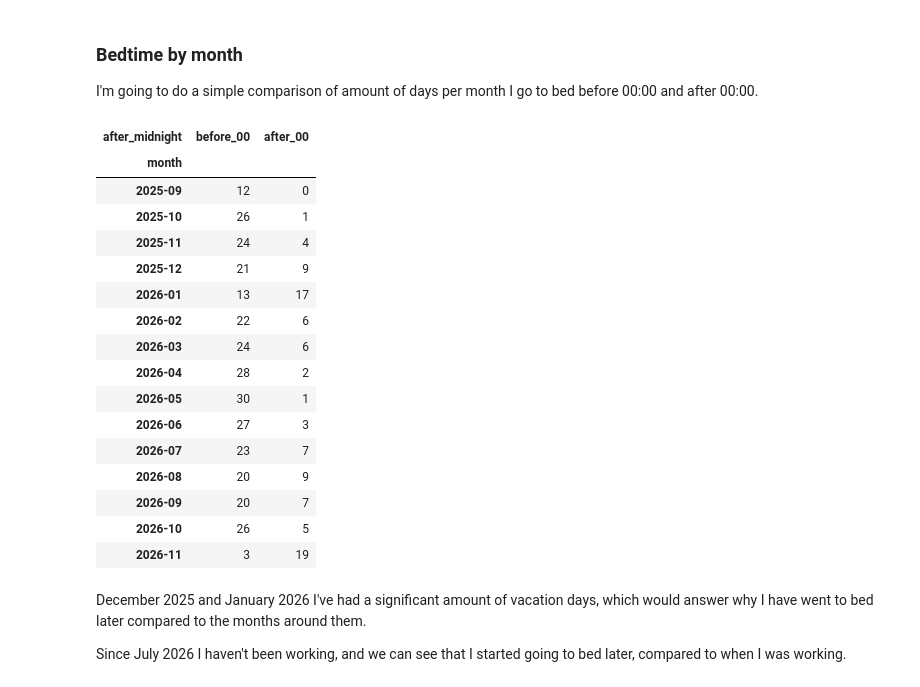
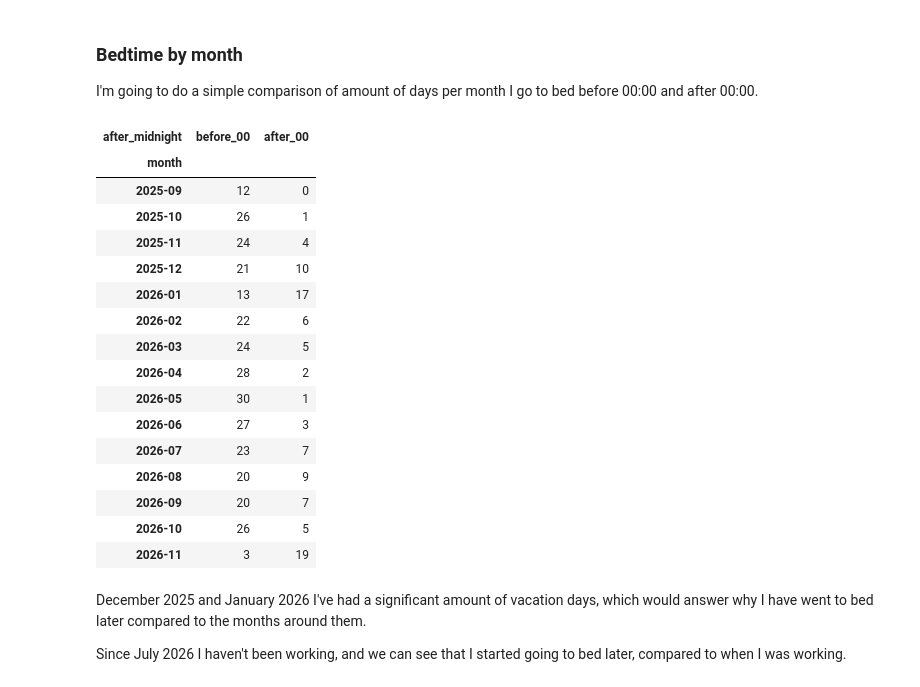
Before and after one commit to DimitarK13/personal-sleep-analysis, a Jupyter notebook: notebooks/03-exploratory-data-analysis.ipynb, the cells around one changed output. Drawn from its saved outputs; the diff is of its cells as text; code cells hidden in the pictures.

```diff
--- a/notebooks/03-exploratory-data-analysis.ipynb
+++ b/notebooks/03-exploratory-data-analysis.ipynb
@@ -163,24 +167,24 @@ I'm going to do a simple comparison of amount of days per month I go to bed befo
 # %%
 df['after_midnight'] = df['bedtime'].dt.date == df['wake_time'].dt.date
 
-df['month'] = df['bedtime'].dt.to_period('M')
+df['month'] = df['night'].dt.to_period('M')
 
 counts = (
     pd.crosstab(df['month'], df['after_midnight'])
     .rename(columns={False: 'before_00', True: 'after_00'})
 )
 
 counts
 # %% [output]
 | after_midnight | before_00 | after_00 |
 | month |  |  |
 | 2025-09 | 12 | 0 |
 | 2025-10 | 26 | 1 |
 | 2025-11 | 24 | 4 |
-| 2025-12 | 21 | 9 |
+| 2025-12 | 21 | 10 |
 | 2026-01 | 13 | 17 |
 | 2026-02 | 22 | 6 |
-| 2026-03 | 24 | 6 |
+| 2026-03 | 24 | 5 |
 | 2026-04 | 28 | 2 |
 | 2026-05 | 30 | 1 |
 | 2026-06 | 27 | 3 |
```
Also changed, not shown: parts of 18 cells of this notebook, 7 other files.
